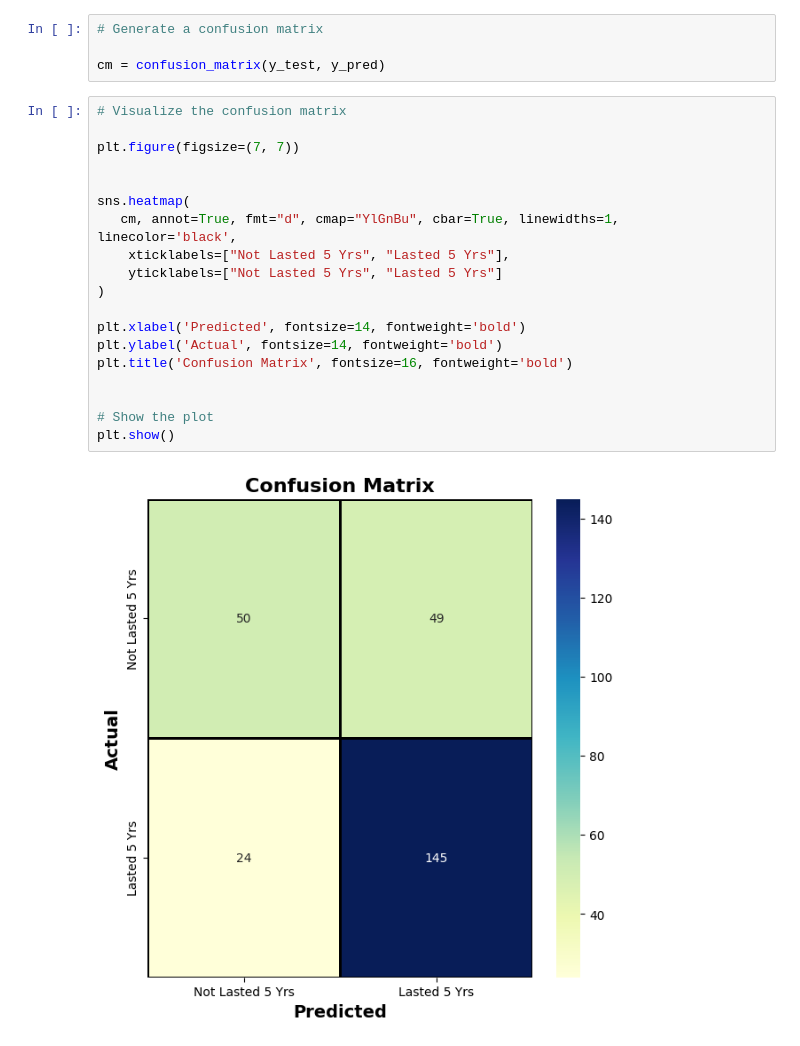
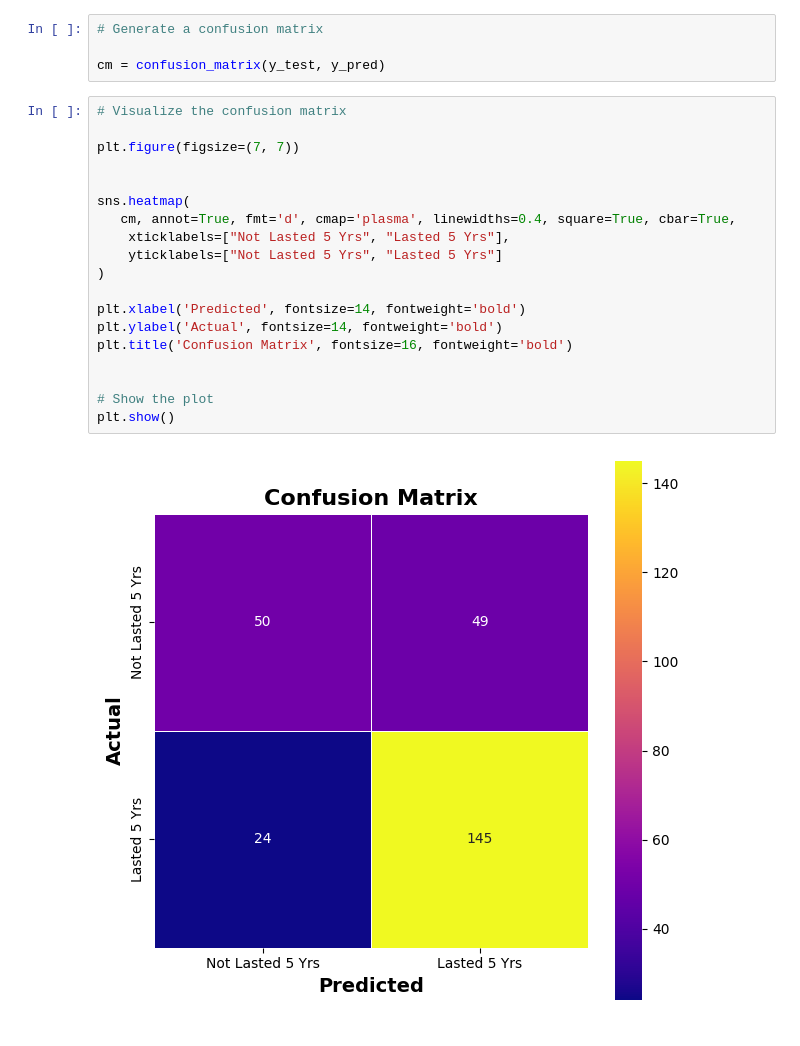
Before and after one commit to sonusaini209/NBA-Player-Career-Duration-Prediction, a Jupyter notebook: nba-player-career-duration-prediction.ipynb, the cells around one changed output. Drawn from its saved outputs; the diff is of its cells as text.

```diff
--- a/nba-player-career-duration-prediction.ipynb
+++ b/nba-player-career-duration-prediction.ipynb
@@ -176,21 +178,21 @@ cm = confusion_matrix(y_test, y_pred)
 # %%
 # Visualize the confusion matrix
 
 plt.figure(figsize=(7, 7))
 
 
 sns.heatmap(
-   cm, annot=True, fmt="d", cmap="YlGnBu", cbar=True, linewidths=1, linecolor='black',
+   cm, annot=True, fmt='d', cmap='plasma', linewidths=0.4, square=True, cbar=True,
     xticklabels=["Not Lasted 5 Yrs", "Lasted 5 Yrs"],
     yticklabels=["Not Lasted 5 Yrs", "Lasted 5 Yrs"]
 )
 
 plt.xlabel('Predicted', fontsize=14, fontweight='bold')
 plt.ylabel('Actual', fontsize=14, fontweight='bold')
 plt.title('Confusion Matrix', fontsize=16, fontweight='bold')
 
 
 # Show the plot
 plt.show()
 # %% [output]
-[figure, old version]
+[figure, new version]
```
Also changed, not shown: parts of 1 cell of this notebook.
